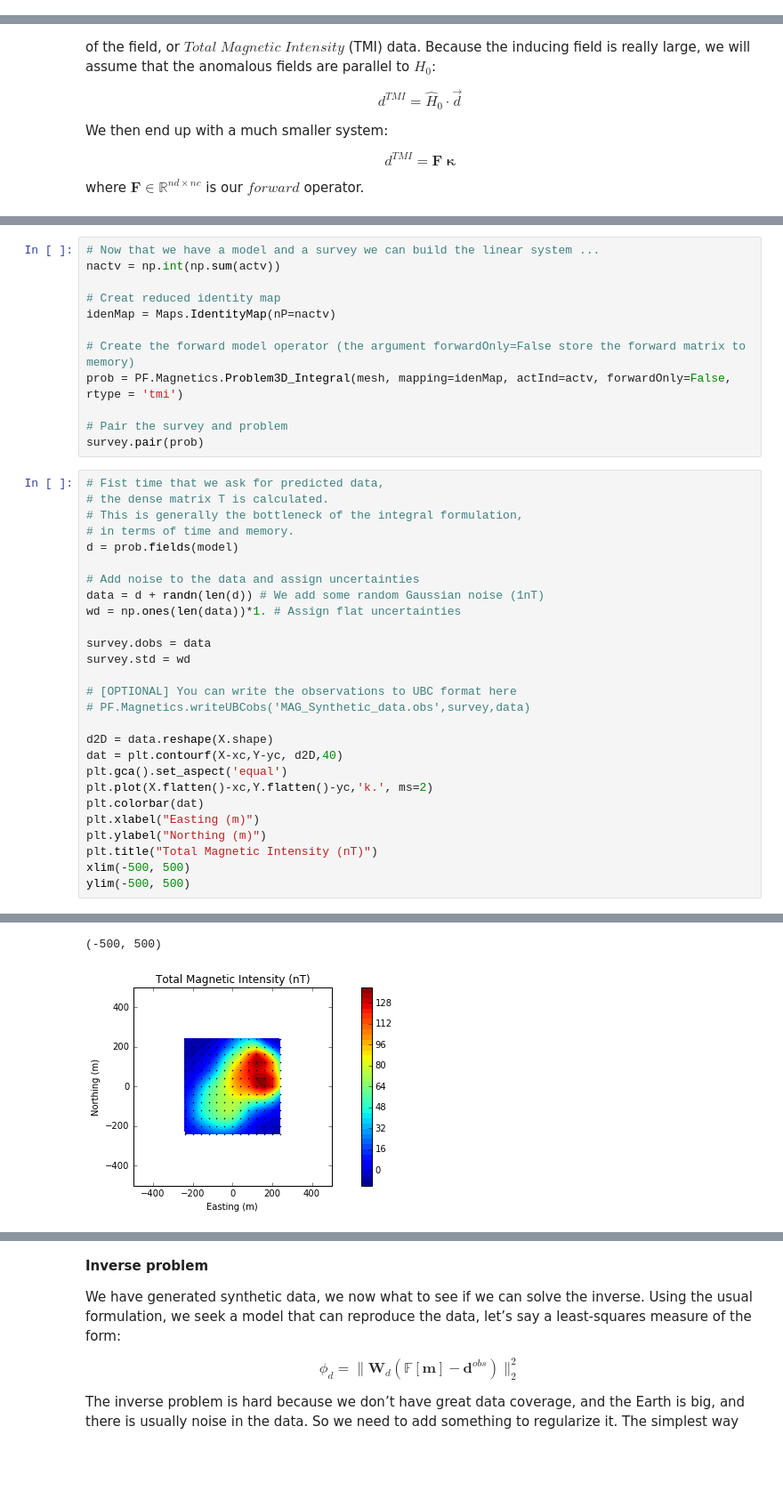
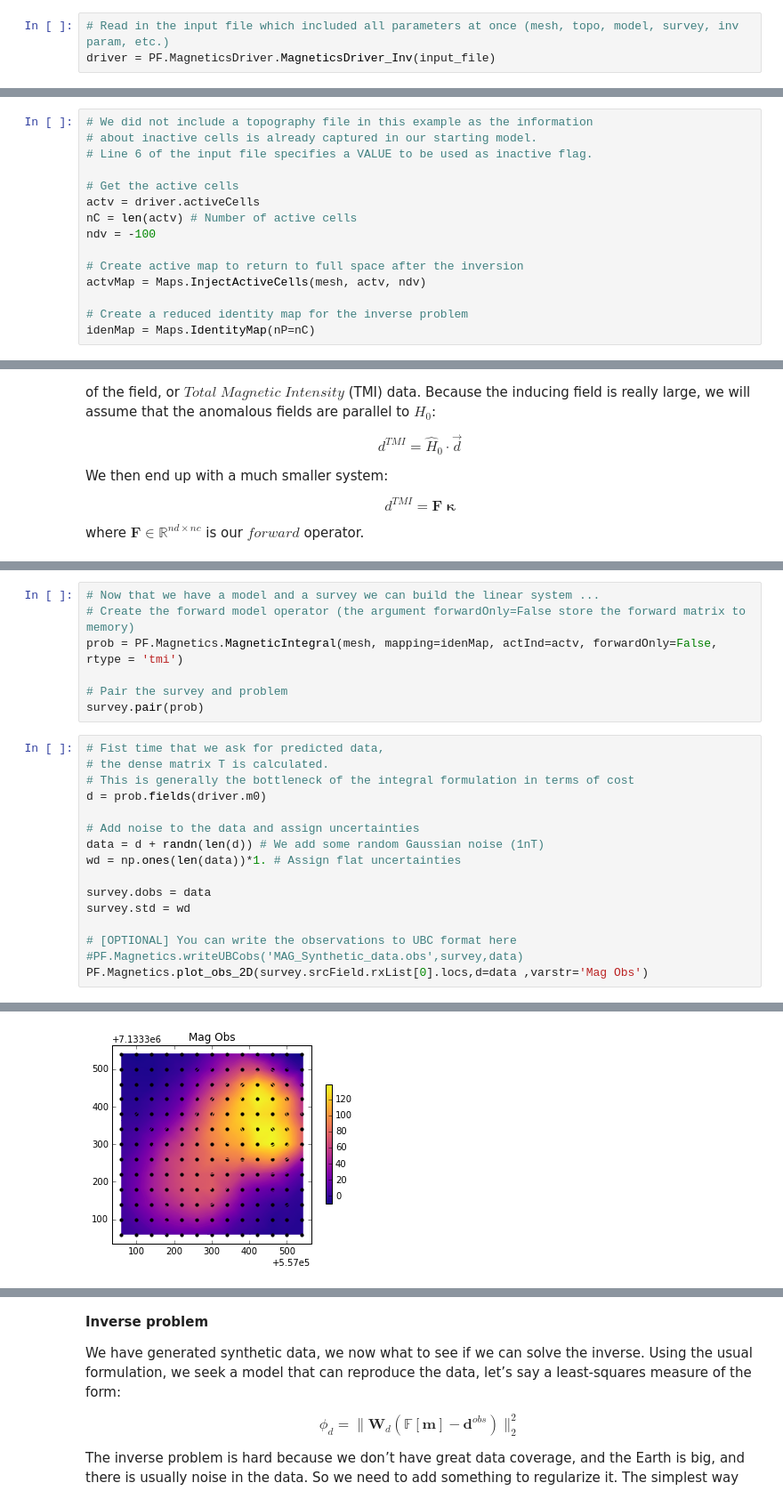
Before and after one commit to geoscixyz/computation, a Jupyter notebook: notebooks/Magnetics over TKC Final.ipynb, the cells around one changed output, grey strips where cells are left out. Shown at 89% size. Saved outputs shown, nothing was run; the diff lists cells and outputs as text; blank space fills up the shorter version.

```diff
--- a/notebooks/Magnetics over TKC Final.ipynb
+++ b/notebooks/Magnetics over TKC Final.ipynb
@@ -40,0 +28,3 @@ os.getcwd()
+# %%
+# Read in the input file which included all parameters at once (mesh, topo, model, survey, inv param, etc.)
+driver = PF.MagneticsDriver.MagneticsDriver_Inv(input_file)
@@ -170,3 +66,18 @@ interact(slide, s=(0,60), normal=['X','Y','Z'])
+# %%
+# We did not include a topography file in this example as the information
+# about inactive cells is already captured in our starting model.
+# Line 6 of the input file specifies a VALUE to be used as inactive flag.
+
+# Get the active cells
+actv = driver.activeCells
+nC = len(actv) # Number of active cells
+ndv = -100
+
+# Create active map to return to full space after the inversion
+actvMap = Maps.InjectActiveCells(mesh, actv, ndv)
+
+# Create a reduced identity map for the inverse problem
+idenMap = Maps.IdentityMap(nP=nC)
 # %% [markdown]
 **Forward system:**
 
@@ -222,21 +111,15 @@ survey = PF.BaseMag.LinearSurvey(srcField)
 # %%
 # Now that we have a model and a survey we can build the linear system ...
-nactv = np.int(np.sum(actv))
-
-# Creat reduced identity map
-idenMap = Maps.IdentityMap(nP=nactv)
-
 # Create the forward model operator (the argument forwardOnly=False store the forward matrix to memory)
-prob = PF.Magnetics.Problem3D_Integral(mesh, mapping=idenMap, actInd=actv, forwardOnly=False, rtype = 'tmi')
+prob = PF.Magnetics.MagneticIntegral(mesh, mapping=idenMap, actInd=actv, forwardOnly=False, rtype = 'tmi')
 
 # Pair the survey and problem
 survey.pair(prob)
 # %%
 # Fist time that we ask for predicted data,
 # the dense matrix T is calculated.
-# This is generally the bottleneck of the integral formulation,
-# in terms of time and memory.
-d = prob.fields(model)
+# This is generally the bottleneck of the integral formulation in terms of cost
+d = prob.fields(driver.m0)
 
 # Add noise to the data and assign uncertainties
 data = d + randn(len(d)) # We add some random Gaussian noise (1nT)
@@ -246,18 +129,8 @@ survey.dobs = data
 survey.std = wd
 
 # [OPTIONAL] You can write the observations to UBC format here
-# PF.Magnetics.writeUBCobs('MAG_Synthetic_data.obs',survey,data)
-
-d2D = data.reshape(X.shape)
-dat = plt.contourf(X-xc,Y-yc, d2D,40)
-plt.gca().set_aspect('equal')
-plt.plot(X.flatten()-xc,Y.flatten()-yc,'k.', ms=2)
-plt.colorbar(dat)
-plt.xlabel("Easting (m)")
-plt.ylabel("Northing (m)")
-plt.title("Total Magnetic Intensity (nT)")
-xlim(-500, 500)
-ylim(-500, 500)
+#PF.Magnetics.writeUBCobs('MAG_Synthetic_data.obs',survey,data)
+PF.Magnetics.plot_obs_2D(survey.srcField.rxList[0].locs,d=data ,varstr='Mag Obs')
 # %% [output]
 Begin calculation of forward operator: ind
 Done 0.0 %
@@ -276,2 +147 @@ Observation file saved to: MAG_Synthetic_data.obs
-(-500, 500)
-[figure, old version]
+[figure, new version]
```
Also changed, not shown: parts of 18 cells of this notebook, 10 other files.
